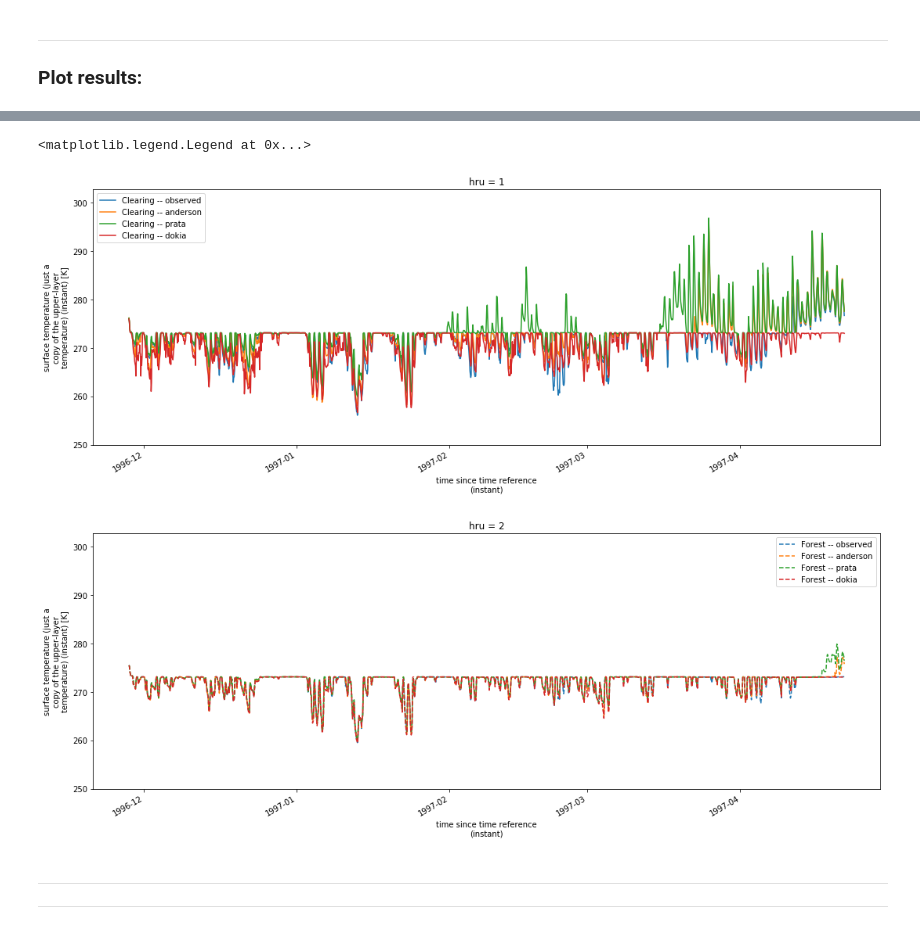
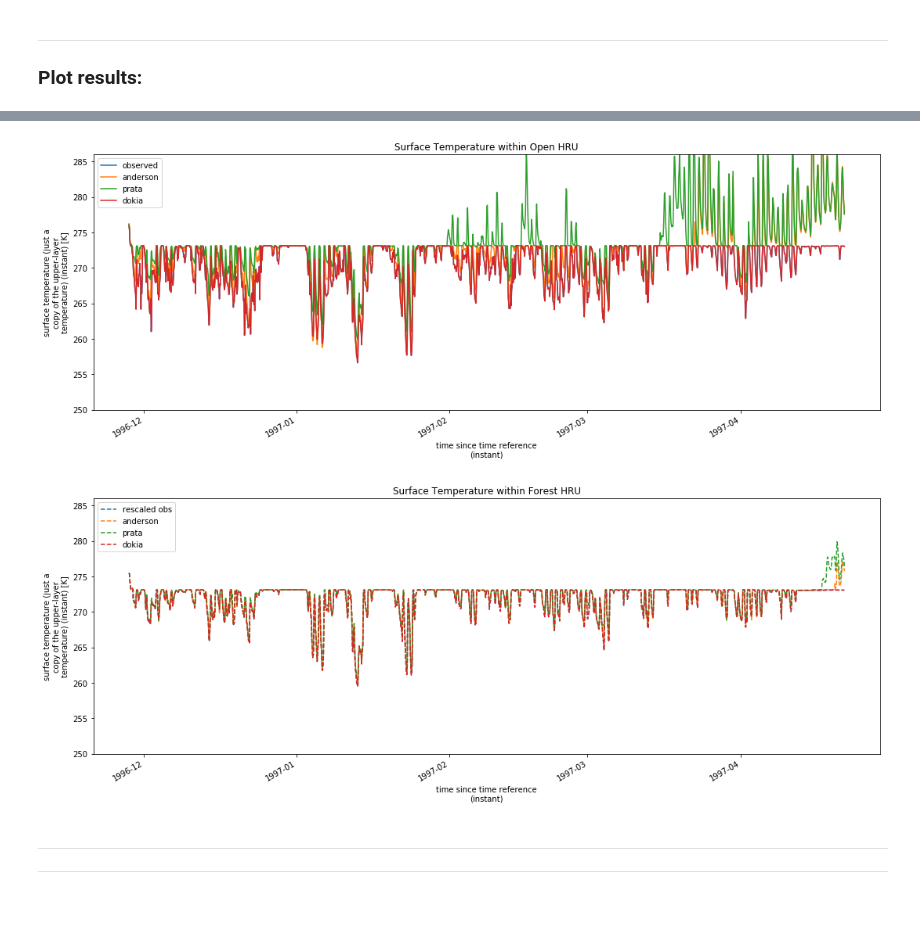
Before and after one commit to spestana/snowhydro-summa, a Jupyter notebook: homework_2/homework_2_D_exercise_2.ipynb, the cells around one changed output, grey strips where cells are left out. Cells and saved outputs as stored; diff of their text form; code cells hidden in the pictures.

```diff
--- a/homework_2/homework_2_D_exercise_2.ipynb
+++ b/homework_2/homework_2_D_exercise_2.ipynb
@@ -514,45 +523,49 @@ plt.legend()
 # Surface Temperature:
 
 # Clearing:
 plt.figure(0,figsize=(18,6))
-ds_rescaled_wind.scalarSurfaceTemp.isel(hru=0).plot(label='Clearing -- observed',
+ds_rescaled_wind.scalarSurfaceTemp.isel(hru=0).plot(label='observed',
                                             color=cycle[0], linestyle='-')
 
-ds_anderson.scalarSurfaceTemp.isel(hru=0).plot(label='Clearing -- anderson',
+ds_anderson.scalarSurfaceTemp.isel(hru=0).plot(label='anderson',
                                         color=cycle[1], linestyle='-')
 
-ds_prata.scalarSurfaceTemp.isel(hru=0).plot(label='Clearing -- prata',
+ds_prata.scalarSurfaceTemp.isel(hru=0).plot(label='prata',
                                         color=cycle[2], linestyle='-')
 
-ds_dokia.scalarSurfaceTemp.isel(hru=0).plot(label='Clearing -- dokia',
+ds_dokia.scalarSurfaceTemp.isel(hru=0).plot(label='dokia',
                                         color=cycle[3], linestyle='-')
 
 max_t = max(ds_rescaled_wind.scalarSurfaceTemp.max(), ds_dokia.scalarSurfaceTemp.max())
 plt.ylim(250,max_t+10)
+#plt.xlim((start,end));
 plt.legend()
-
+plt.title("Surface Temperature within Open HRU")
+plt.savefig("surfT_open.png")
 
 # Forest:
 plt.figure(1,figsize=(18,6))
-ds_rescaled_wind.scalarSurfaceTemp.isel(hru=1).plot(label='Forest -- observed',
+ds_rescaled_wind.scalarSurfaceTemp.isel(hru=1).plot(label='rescaled obs',
                                             color=cycle[0], linestyle='--')
 
-ds_anderson.scalarSurfaceTemp.isel(hru=1).plot(label='Forest -- anderson',
+ds_anderson.scalarSurfaceTemp.isel(hru=1).plot(label='anderson',
                                         color=cycle[1], linestyle='--')
 
-ds_prata.scalarSurfaceTemp.isel(hru=1).plot(label='Forest -- prata',
+ds_prata.scalarSurfaceTemp.isel(hru=1).plot(label='prata',
                                         color=cycle[2], linestyle='--')
 
-ds_dokia.scalarSurfaceTemp.isel(hru=1).plot(label='Forest -- dokia',
+ds_dokia.scalarSurfaceTemp.isel(hru=1).plot(label='dokia',
                                         color=cycle[3], linestyle='--')
 
 max_t = max(ds_rescaled_wind.scalarSurfaceTemp.max(), ds_dokia.scalarSurfaceTemp.max())
 plt.ylim(250,max_t+10)
+#plt.xlim((start,end));
 plt.legend()
+plt.title("Surface Temperature within Forest HRU")
+plt.savefig("surfT_forest.png")
 # %% [output]
-<matplotlib.legend.Legend at 0x...>
-[figure, old version]
+[figure, new version]
-[figure, old version]
+[figure, new version]
 # %% [markdown]
 ***
 ***
```
Also changed, not shown: parts of 8 cells of this notebook, 6 other files.
